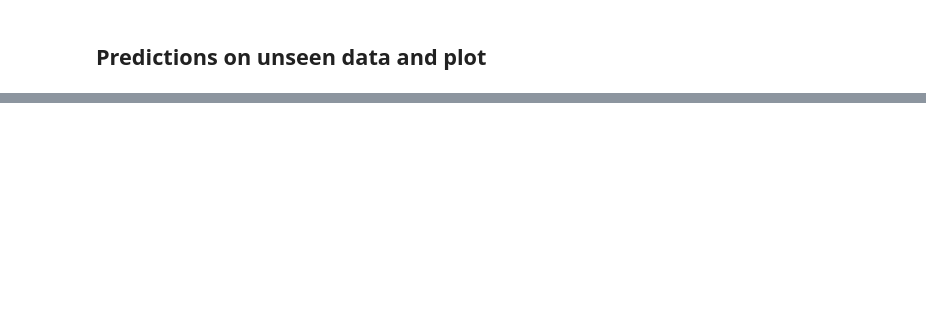
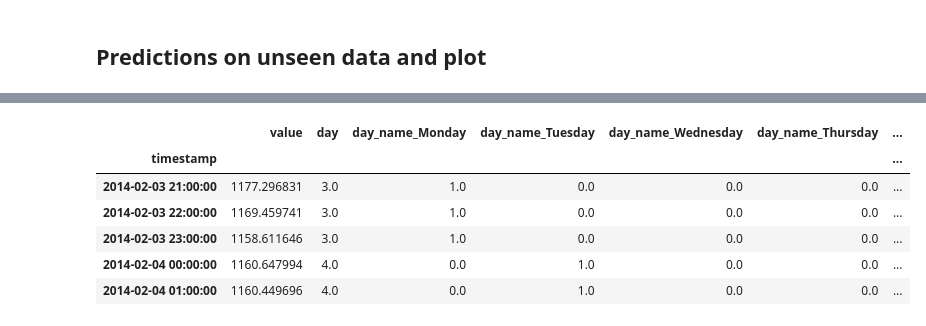
Before and after one commit to quartermaine/Machine-Learning-Notebooks, a Jupyter notebook: Anomaly_Detection/Anomaly_detection.ipynb, the cells around one changed output, grey strips where cells are left out. Saved outputs shown, nothing was run; the diff lists cells and outputs as text; code cells hidden in the pictures; blank space fills up the shorter version.

```diff
--- a/Anomaly_Detection/Anomaly_detection.ipynb
+++ b/Anomaly_Detection/Anomaly_detection.ipynb
@@ -195,3 +179,14 @@ unseen_predictions.head()
+# %%
+# check anomalies
+unseen_predictions[unseen_predictions['Anomaly'] == 1].head()
+# %% [output]
+|  | value | day | day_name_Monday | day_name_Tuesday | day_name_Wednesday | day_name_Thursday | ... |
+| timestamp |  |  |  |  |  |  | ... |
+| 2014-02-03 21:00:00 | 1177.296831 | 3.0 | 1.0 | 0.0 | 0.0 | 0.0 | ... |
+| 2014-02-03 22:00:00 | 1169.459741 | 3.0 | 1.0 | 0.0 | 0.0 | 0.0 | ... |
+| 2014-02-03 23:00:00 | 1158.611646 | 3.0 | 1.0 | 0.0 | 0.0 | 0.0 | ... |
+| 2014-02-04 00:00:00 | 1160.647994 | 4.0 | 0.0 | 1.0 | 0.0 | 0.0 | ... |
+| 2014-02-04 01:00:00 | 1160.449696 | 4.0 | 0.0 | 1.0 | 0.0 | 0.0 | ... |
 # %%
 # Plot training data
 fig = go.Figure()
```
Also changed, not shown: parts of 17 cells of this notebook.
